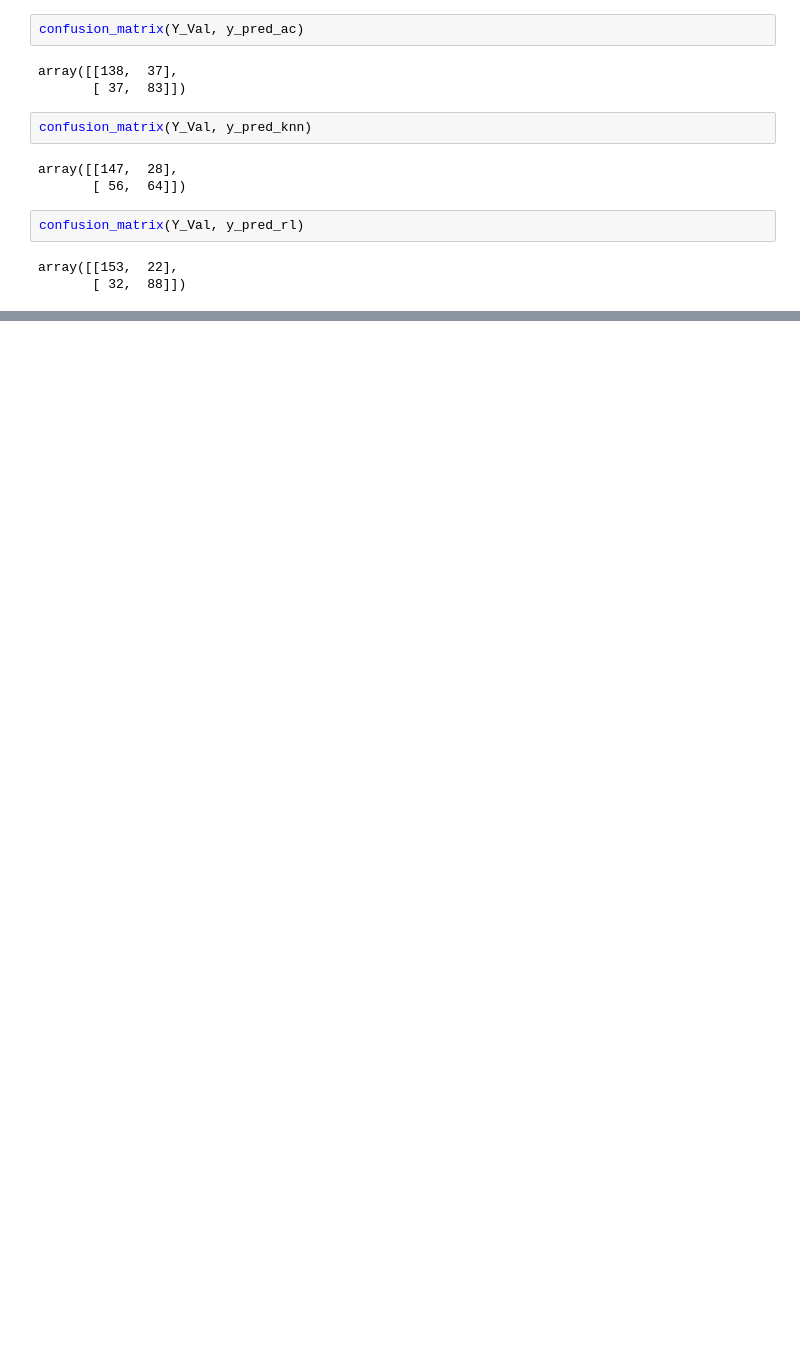
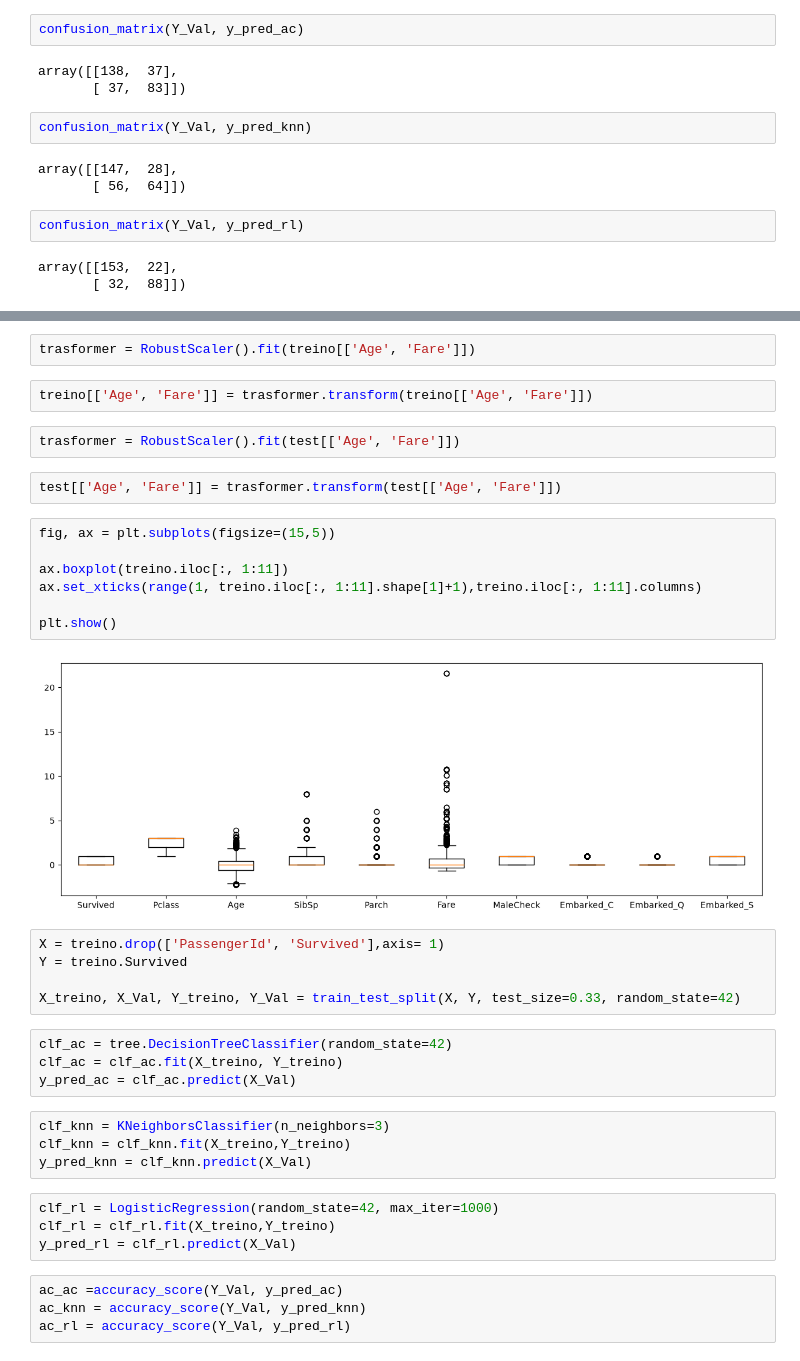
Before and after one commit to gabrielMG1008/titanic-survival-prediction, a Jupyter notebook: ML.ipynb, the cells around one changed output, grey strips where cells are left out. Drawn from its saved outputs; the diff is of its cells as text; blank space fills up the shorter version.

```diff
--- a/ML.ipynb
+++ b/ML.ipynb
@@ -455,0 +511,38 @@ array([[153,  22],
+# %%
+trasformer = RobustScaler().fit(treino[['Age', 'Fare']])
+# %%
+treino[['Age', 'Fare']] = trasformer.transform(treino[['Age', 'Fare']])
+# %%
+trasformer = RobustScaler().fit(test[['Age', 'Fare']])
+# %%
+test[['Age', 'Fare']] = trasformer.transform(test[['Age', 'Fare']])
+# %%
+fig, ax = plt.subplots(figsize=(15,5))
+
+ax.boxplot(treino.iloc[:, 1:11])
+ax.set_xticks(range(1, treino.iloc[:, 1:11].shape[1]+1),treino.iloc[:, 1:11].columns)
+
+plt.show()
+# %% [output]
+[figure, added]
+# %%
+X = treino.drop(['PassengerId', 'Survived'],axis= 1)
+Y = treino.Survived
+
+X_treino, X_Val, Y_treino, Y_Val = train_test_split(X, Y, test_size=0.33, random_state=42)
+# %%
+clf_ac = tree.DecisionTreeClassifier(random_state=42)
+clf_ac = clf_ac.fit(X_treino, Y_treino)
+y_pred_ac = clf_ac.predict(X_Val)
+# %%
+clf_knn = KNeighborsClassifier(n_neighbors=3)
+clf_knn = clf_knn.fit(X_treino,Y_treino)
+y_pred_knn = clf_knn.predict(X_Val)
+# %%
+clf_rl = LogisticRegression(random_state=42, max_iter=1000)
+clf_rl = clf_rl.fit(X_treino,Y_treino)
+y_pred_rl = clf_rl.predict(X_Val)
+# %%
+ac_ac =accuracy_score(Y_Val, y_pred_ac)
+ac_knn = accuracy_score(Y_Val, y_pred_knn)
+ac_rl = accuracy_score(Y_Val, y_pred_rl)
```
Also changed, not shown: parts of 77 cells of this notebook, 1 other file.
